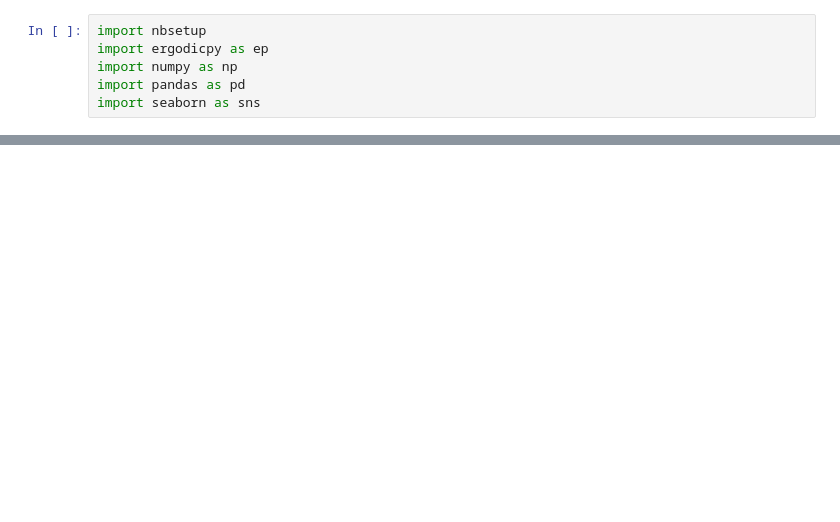
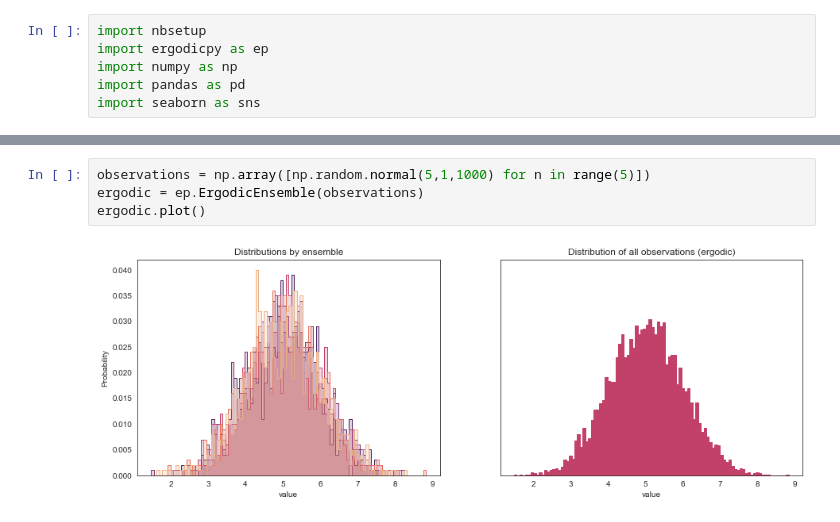
Before and after one commit to timjdavey/incoherence, a Jupyter notebook: notebooks/1. Introduction - Ergodicity.ipynb, the cells around one changed output, grey strips where cells are left out. Cells and saved outputs as stored; diff of their text form; blank space fills up the shorter version.

```diff
--- a/notebooks/1. Introduction - Ergodicity.ipynb
+++ b/notebooks/1. Introduction - Ergodicity.ipynb
@@ -36,0 +52,6 @@ gambler(100)
+# %%
+observations = np.array([np.random.normal(5,1,1000) for n in range(5)])
+ergodic = ep.ErgodicEnsemble(observations)
+ergodic.plot()
+# %% [output]
+[figure, added]
```
Also changed, not shown: parts of 16 cells of this notebook, 18 other files.
